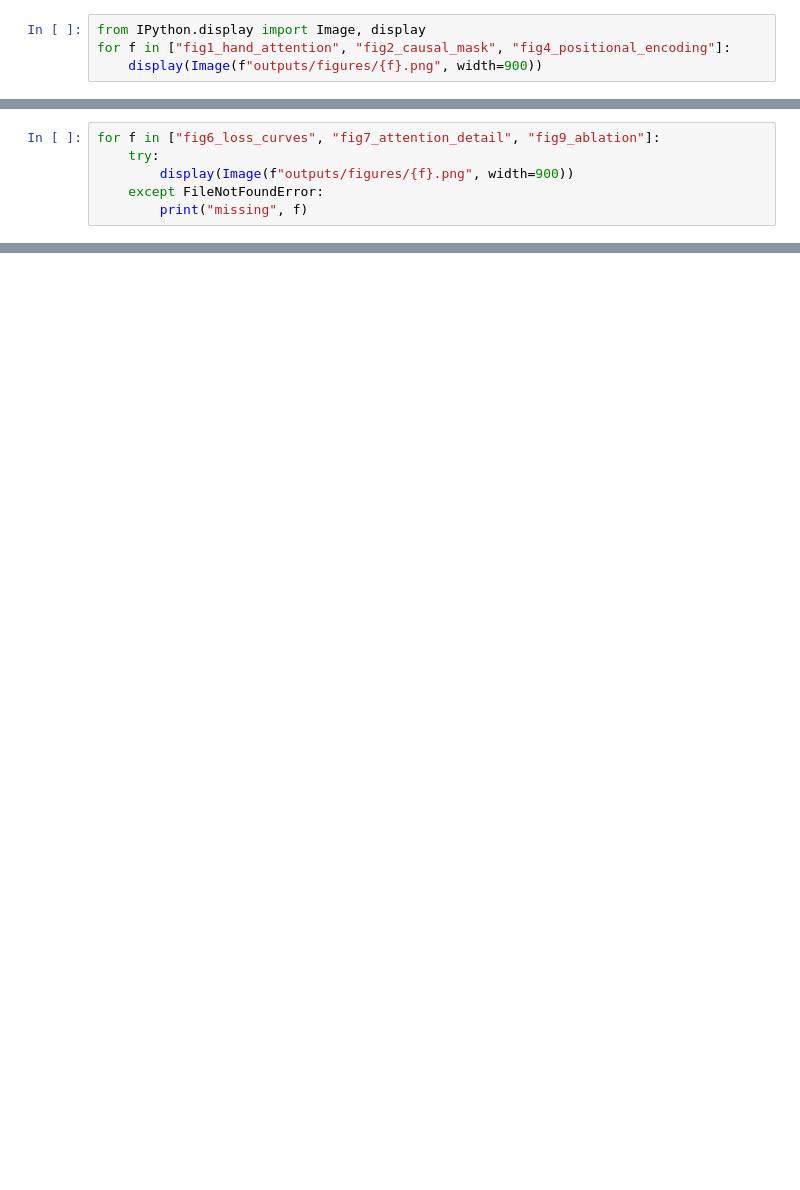
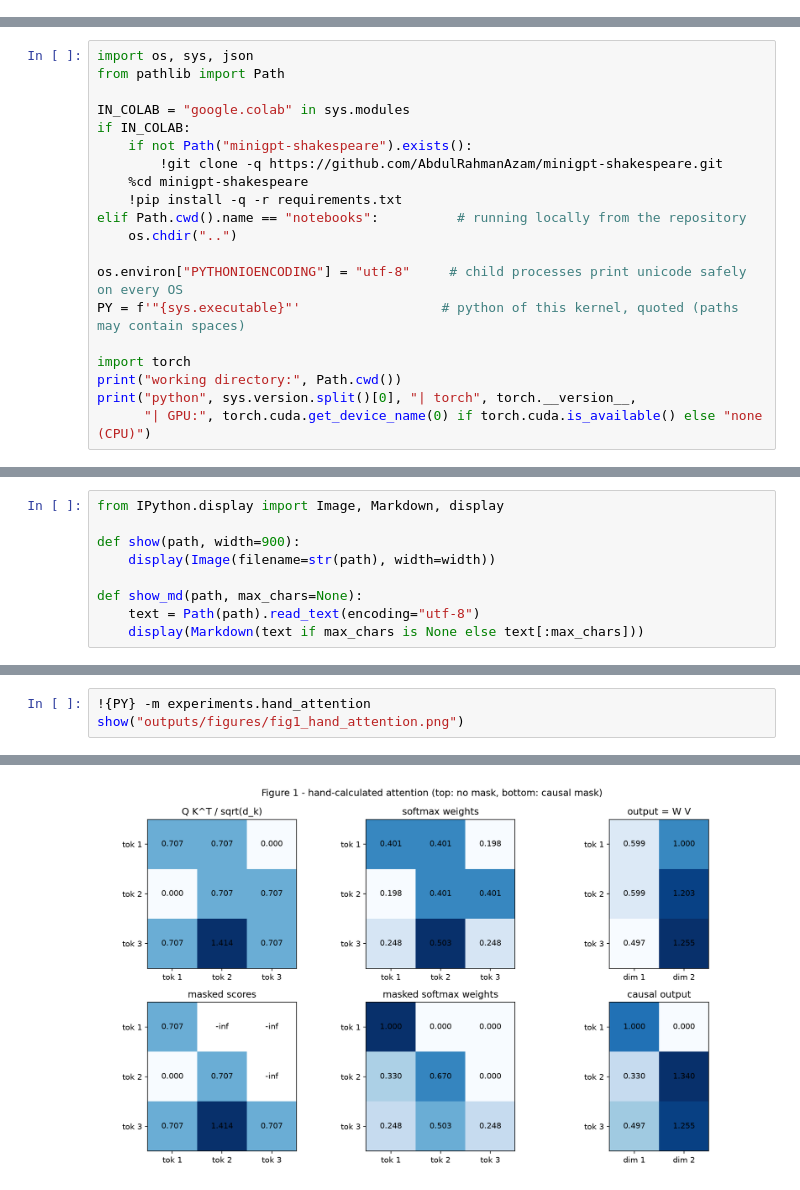
Before and after one commit to AbdulRahmanAzam/minigpt-shakespeare, a Jupyter notebook: notebooks/MiniGPT_Colab.ipynb, the cells around one changed output, grey strips where cells are left out. Cells and saved outputs as stored; diff of their text form; blank space fills up the shorter version.

```diff
--- a/notebooks/MiniGPT_Colab.ipynb
+++ b/notebooks/MiniGPT_Colab.ipynb
@@ -41,4 +0,0 @@ import torch; print("torch", torch.__version__, "| cuda", torch.cuda.is_availabl
-# %%
-from IPython.display import Image, display
-for f in ["fig1_hand_attention", "fig2_causal_mask", "fig4_positional_encoding"]:
-    display(Image(f"outputs/figures/{f}.png", width=900))
@@ -75,6 +0,0 @@ CKPT = "checkpoints/tiny_gpt/best.pt" if FULL_TRAINING else "checkpoints/minigpt
-# %%
-for f in ["fig6_loss_curves", "fig7_attention_detail", "fig9_ablation"]:
-    try:
-        display(Image(f"outputs/figures/{f}.png", width=900))
-    except FileNotFoundError:
-        print("missing", f)
@@ -95,0 +29,20 @@ server.terminate()
+# %%
+import os, sys, json
+from pathlib import Path
+
+IN_COLAB = "google.colab" in sys.modules
+if IN_COLAB:
+    if not Path("minigpt-shakespeare").exists():
+        !git clone -q https://github.com/AbdulRahmanAzam/minigpt-shakespeare.git
+    %cd minigpt-shakespeare
+    !pip install -q -r requirements.txt
+elif Path.cwd().name == "notebooks":          # running locally from the repository
+    os.chdir("..")
+
+os.environ["PYTHONIOENCODING"] = "utf-8"     # child processes print unicode safely on every OS
+PY = f'"{sys.executable}"'                  # python of this kernel, quoted (paths may contain spaces)
+
+import torch
+print("working directory:", Path.cwd())
+print("python", sys.version.split()[0], "| torch", torch.__version__,
+      "| GPU:", torch.cuda.get_device_name(0) if torch.cuda.is_available() else "none (CPU)")
@@ -95,0 +52,9 @@ server.terminate()
+# %%
+from IPython.display import Image, Markdown, display
+
+def show(path, width=900):
+    display(Image(filename=str(path), width=width))
+
+def show_md(path, max_chars=None):
+    text = Path(path).read_text(encoding="utf-8")
+    display(Markdown(text if max_chars is None else text[:max_chars]))
@@ -95,0 +108,4 @@ server.terminate()
+# %%
+!{PY} -m experiments.hand_attention
+show("outputs/figures/fig1_hand_attention.png")
+# %% [output]
@@ -95,0 +129 @@ server.terminate()
+[figure, added]
```
Also changed, not shown: parts of 63 cells of this notebook, 8 other files.
